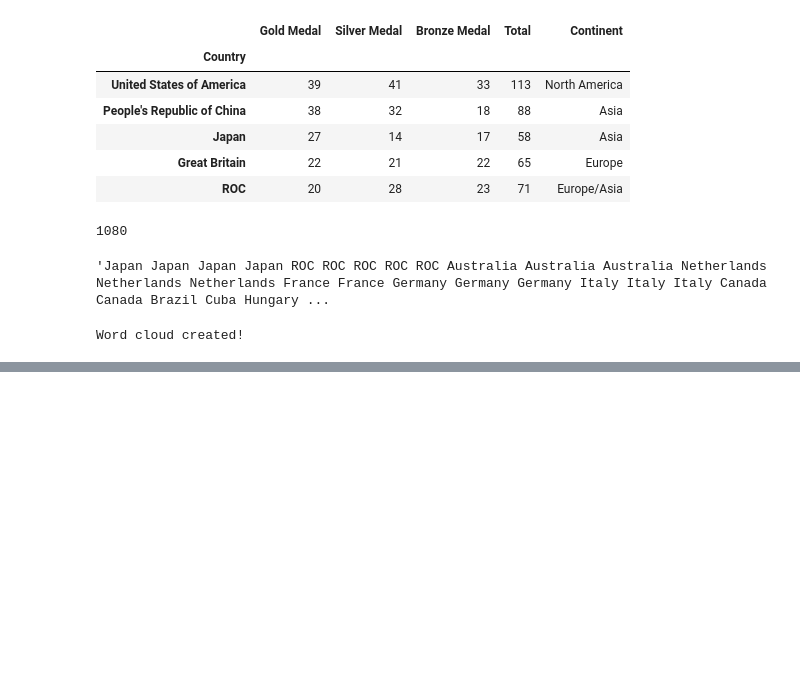
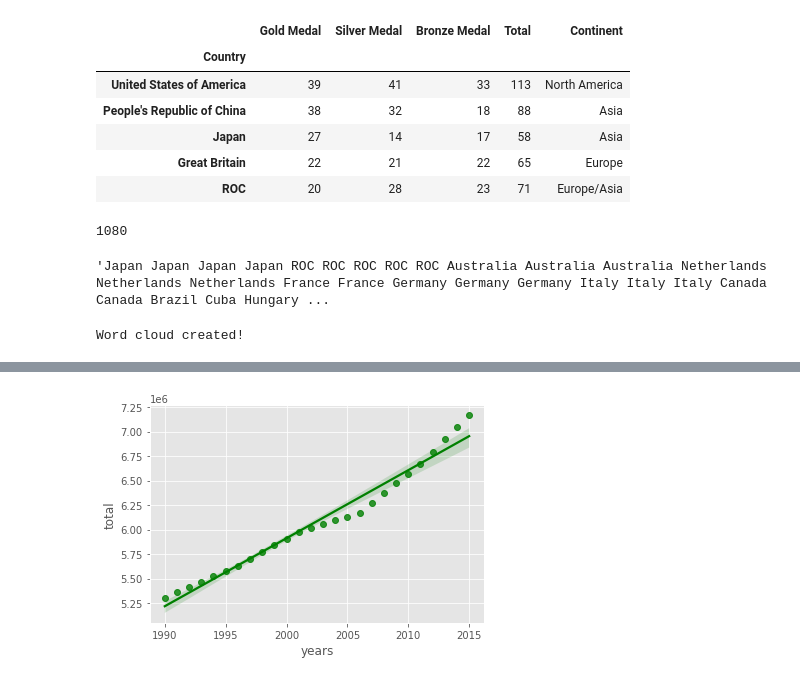
Before and after one commit to TsaniAflah/Perolehan-Mendali-pada-Olympic-2021, a Jupyter notebook: TUGAS_4.ipynb, the cells around one changed output, grey strips where cells are left out. Cells and saved outputs as stored; diff of their text form; code cells hidden in the pictures; blank space fills up the shorter version.

```diff
--- a/TUGAS_4.ipynb
+++ b/TUGAS_4.ipynb
@@ -583,0 +743,5 @@ Word cloud created!
+# %%
+sns.regplot(x='years', y='total', data=df_tot1, color='green')
+plt.show()
+# %% [output]
+[figure, added]
```
Also changed, not shown: parts of 25 cells of this notebook.
